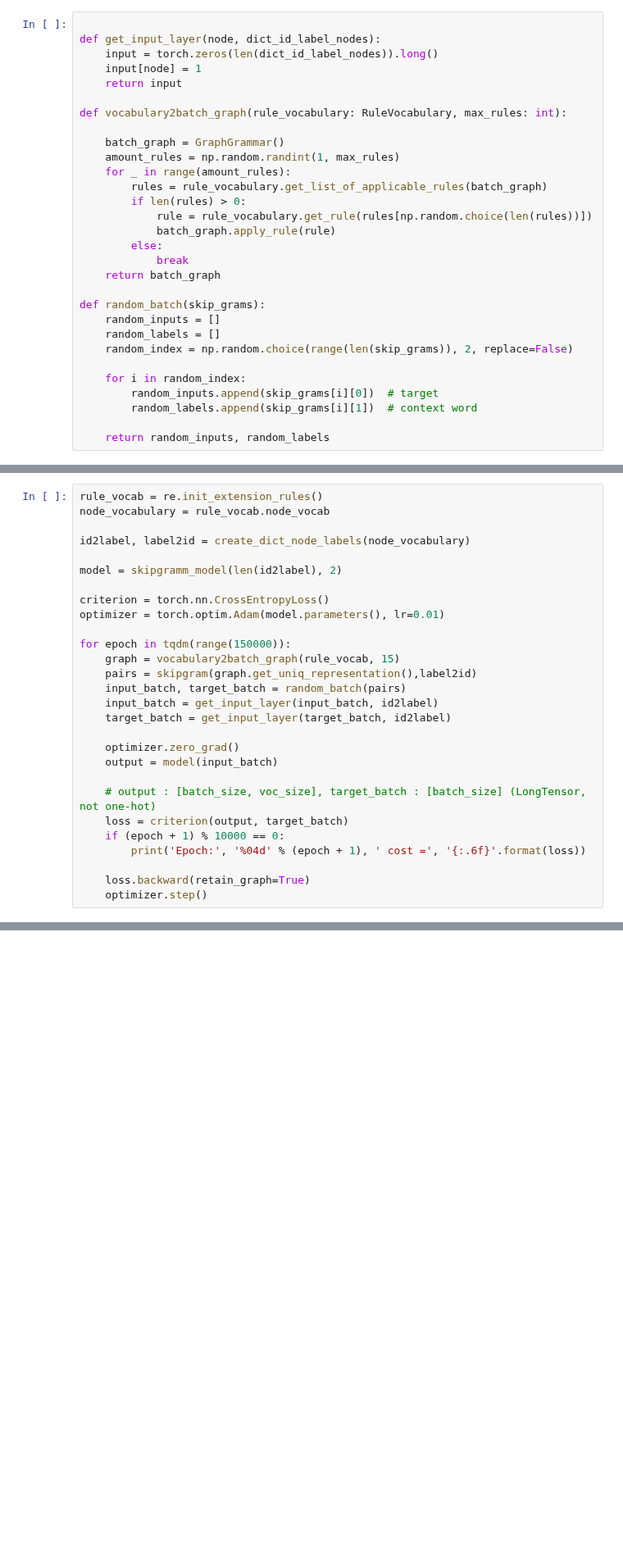
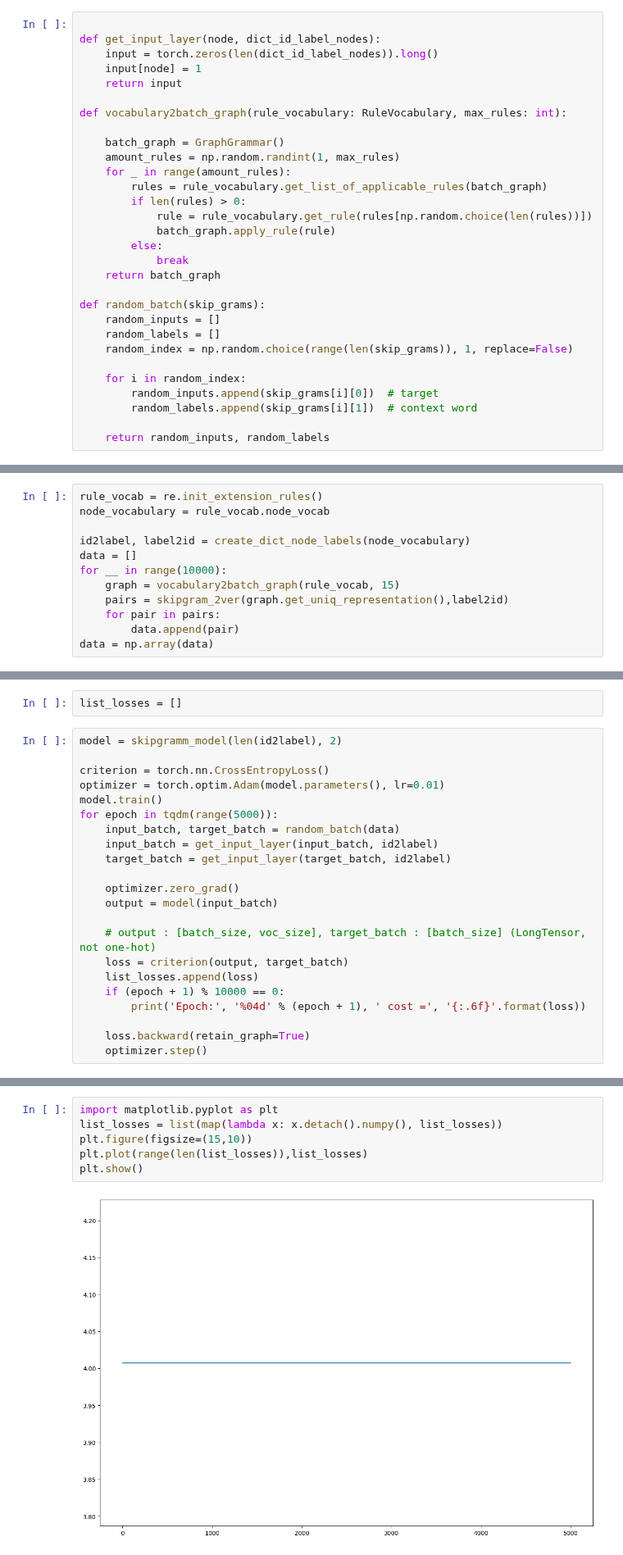
Before and after one commit to aimclub/rostok, a Jupyter notebook: app/test_word_embedding.ipynb, the cells around one changed output, grey strips where cells are left out. Shown at 82% size. Saved outputs shown, nothing was run; the diff lists cells and outputs as text; blank space fills up the shorter version.

```diff
--- a/app/test_word_embedding.ipynb
+++ b/app/test_word_embedding.ipynb
@@ -32,7 +32,7 @@ def vocabulary2batch_graph(rule_vocabulary: RuleVocabulary, max_rules: int):
 def random_batch(skip_grams):
     random_inputs = []
     random_labels = []
-    random_index = np.random.choice(range(len(skip_grams)), 2, replace=False)
+    random_index = np.random.choice(range(len(skip_grams)), 1, replace=False)
 
     for i in random_index:
         random_inputs.append(skip_grams[i][0])  # target
@@ -88,3 +106,15 @@ def create_dict_node_labels(node_vocabulary: NodeVocabulary):
     dict_label_id_nodes = {w: idx for (idx, w) in enumerate(sorted_node_labels)}
 
     return dict_id_label_nodes, dict_label_id_nodes
+# %%
+rule_vocab = re.init_extension_rules()
+node_vocabulary = rule_vocab.node_vocab
+
+id2label, label2id = create_dict_node_labels(node_vocabulary)
+data = []
+for __ in range(10000):
+    graph = vocabulary2batch_graph(rule_vocab, 15)
+    pairs = skipgram_2ver(graph.get_uniq_representation(),label2id)
+    for pair in pairs:
+        data.append(pair)
+data = np.array(data)
@@ -91,18 +123,13 @@ def create_dict_node_labels(node_vocabulary: NodeVocabulary):
+# %%
+list_losses = []
 # %%
-rule_vocab = re.init_extension_rules()
-node_vocabulary = rule_vocab.node_vocab
-
-id2label, label2id = create_dict_node_labels(node_vocabulary)
-
 model = skipgramm_model(len(id2label), 2)
 
 criterion = torch.nn.CrossEntropyLoss()
 optimizer = torch.optim.Adam(model.parameters(), lr=0.01)
-
-for epoch in tqdm(range(150000)):
-    graph = vocabulary2batch_graph(rule_vocab, 15)
-    pairs = skipgram(graph.get_uniq_representation(),label2id)
-    input_batch, target_batch = random_batch(pairs)
+model.train()
+for epoch in tqdm(range(5000)):
+    input_batch, target_batch = random_batch(data)
     input_batch = get_input_layer(input_batch, id2label)
     target_batch = get_input_layer(target_batch, id2label)
 
@@ -111,6 +138,7 @@ for epoch in tqdm(range(150000)):
 
     # output : [batch_size, voc_size], target_batch : [batch_size] (LongTensor, not one-hot)
     loss = criterion(output, target_batch)
+    list_losses.append(loss)
     if (epoch + 1) % 10000 == 0:
         print('Epoch:', '%04d' % (epoch + 1), ' cost =', '{:.6f}'.format(loss))
 
@@ -133,3 +147,11 @@ Epoch: 120000  cost = 4.025352
+# %%
+import matplotlib.pyplot as plt
+list_losses = list(map(lambda x: x.detach().numpy(), list_losses))
+plt.figure(figsize=(15,10))
+plt.plot(range(len(list_losses)),list_losses)
+plt.show()
+# %% [output]
+[figure, added]
 # %%
 def Skipgram_test(test_data, model):
     correct_ct = 0
```
Also changed, not shown: parts of 8 cells of this notebook, 5 other files.
